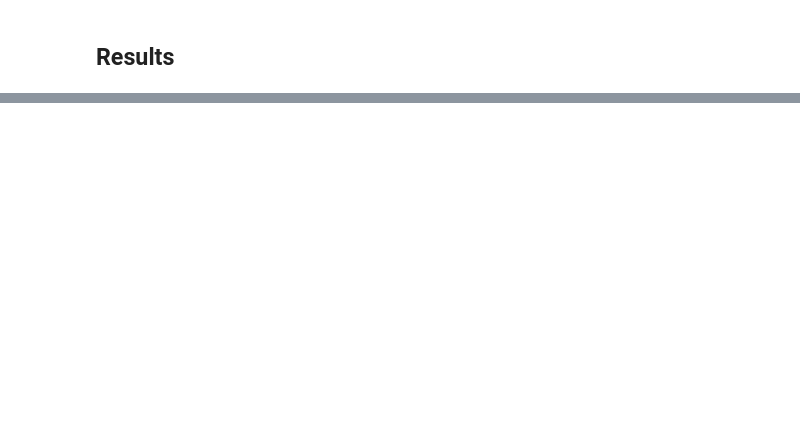
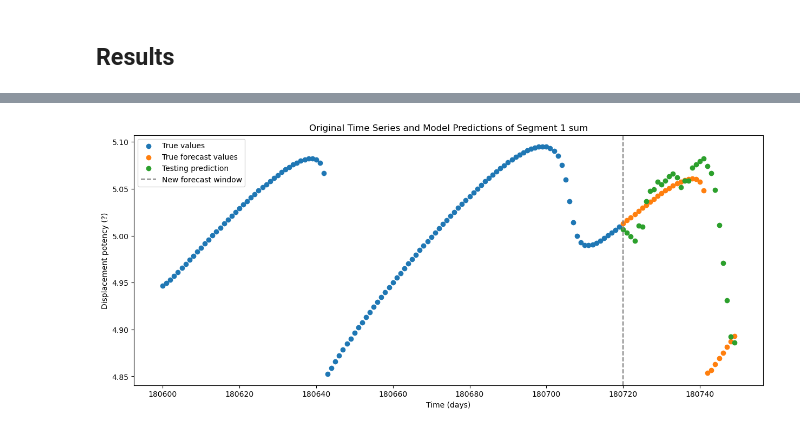
Before and after one commit to ai4er-cdt/earthquake-predictability, a Jupyter notebook: notebooks/CGB47 010 - Lab p4679 - TCN.ipynb, the cells around one changed output, grey strips where cells are left out. Saved outputs shown, nothing was run; the diff lists cells and outputs as text; code cells hidden in the pictures; blank space fills up the shorter version.

```diff
--- a/notebooks/CGB47 010 - Lab p4679 - TCN.ipynb
+++ b/notebooks/CGB47 010 - Lab p4679 - TCN.ipynb
@@ -161,0 +171,4 @@ plot_all_data_results(TEST_START_IDX, data_dict, results_dict, LOOKBACK, FORECAS
+# %%
+plot_single_seg_result(data_dict, results_dict, LOOKBACK, FORECAST, 1505, TITLE, X_LABEL, Y_LABEL, save_plot=False)
+# %% [output]
+[figure, added]
```
Also changed, not shown: parts of 19 cells of this notebook, 9 other files.
